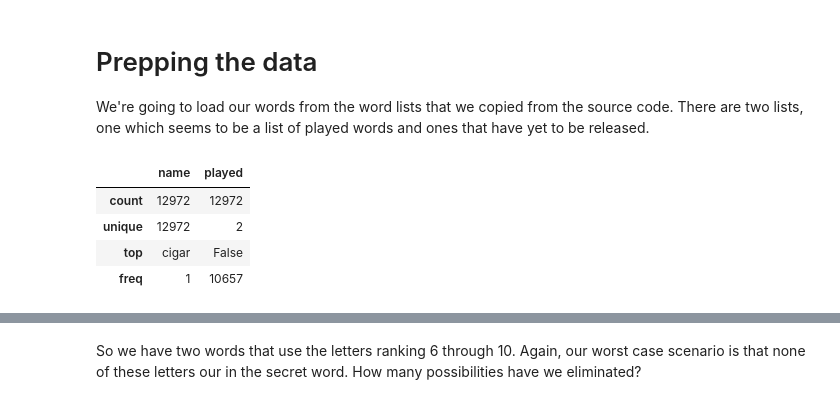
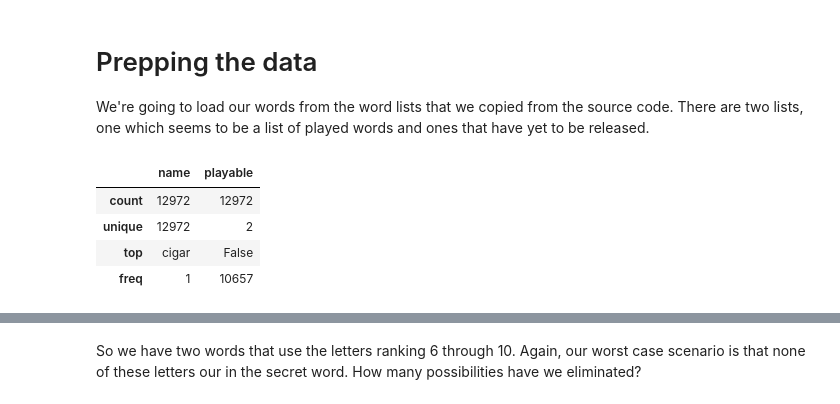
Before and after one commit to TalhaAzim/the-wordle-files, a Jupyter notebook: wordle-analysis-p1.ipynb, the cells around one changed output, grey strips where cells are left out. Drawn from its saved outputs; the diff is of its cells as text; code cells hidden in the pictures.

Commit message:
Kaggle Notebook | Wordle Analysis P1 | Version 5

```diff
--- a/wordle-analysis-p1.ipynb
+++ b/wordle-analysis-p1.ipynb
@@ -18,21 +24,19 @@ figs = {}
 
 We're going to load our words from the word lists that we copied from the source code. There are two lists, one which seems to be a list of played words and ones that have yet to be released.
 # %%
+playable_words = pd.read_json("../input/wordle-word-list/played_words.json")
+other_words = pd.read_json("../input/wordle-word-list/unplayed_words.json")
 
+playable_words[1] = True
+other_words[1] = False
 
-played_words = pd.read_json("../input/wordle-word-list/played_words.json")
-unplayed_words = pd.read_json("../input/wordle-word-list/unplayed_words.json")
-
-played_words[1] = True
-unplayed_words[1] = False
-
-words = pd.concat([played_words, unplayed_words])
-words.columns = ["name", "played"]
+words = pd.concat([playable_words, other_words])
+words.columns = ["name", "playable"]
 words.reset_index()
 
 words.describe()
 # %% [output]
-|  | name | played |
+|  | name | playable |
 | count | 12972 | 12972 |
 | unique | 12972 | 2 |
 | top | cigar | False |
```
Also changed, not shown: parts of 41 cells of this notebook.
